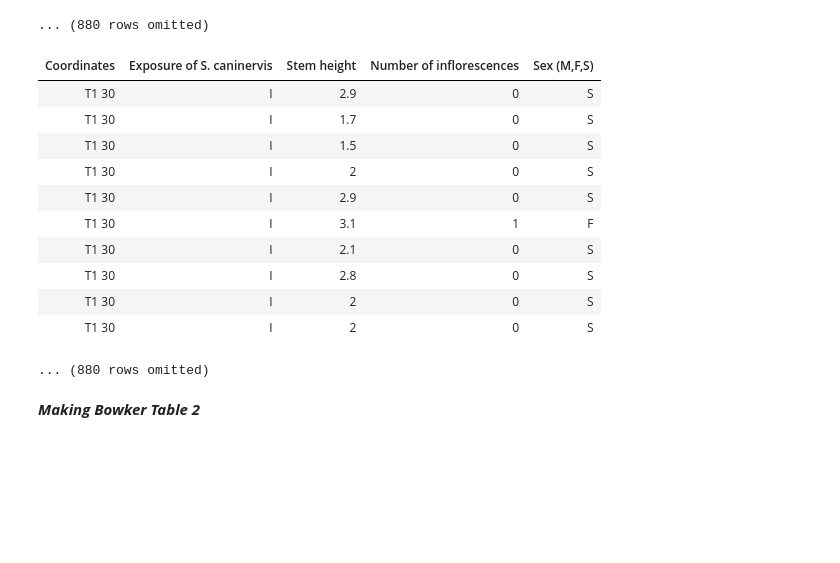
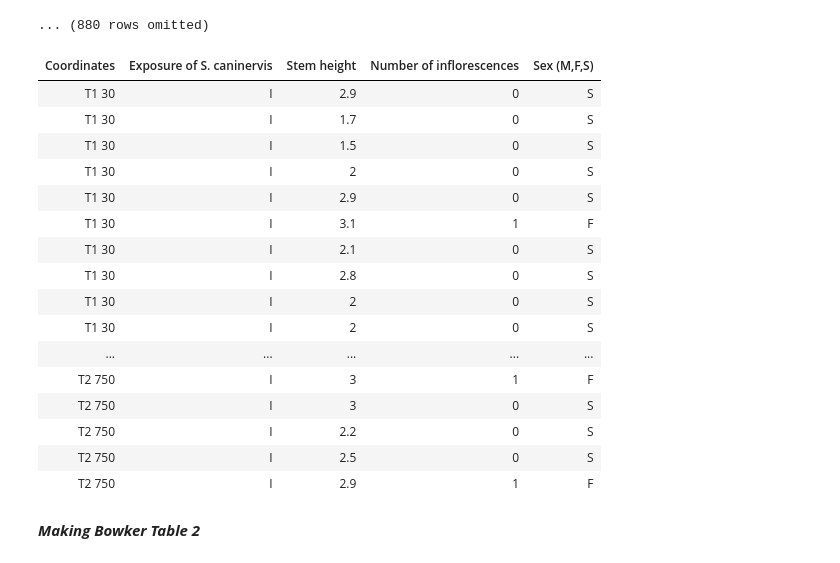
Before and after one commit to jzjomsky/URAP_Sex_Ratio, a Jupyter notebook: Bowker_Recreation.ipynb, the cells around one changed output. Saved outputs shown, nothing was run; the diff lists cells and outputs as text; code cells hidden in the pictures; blank space fills up the shorter version.

Commit message:
Bowker with out data

```diff
--- a/Bowker_Recreation.ipynb
+++ b/Bowker_Recreation.ipynb
@@ -72,20 +72,25 @@ original_data_caninervis
 ... (880 rows omitted)
 # %%
 small_data = original_data_caninervis.drop(2,4,5,7,8,10,11,12,13,14,15,16,17,18,19,20,21,22,23,24,25)
-small_data
+small_data.show(1000)
 # %% [output]
 | Coordinates | Exposure of S. caninervis | Stem height | Number of inflorescences | Sex (M,F,S) |
 | T1 30 | I | 2.9 | 0 | S |
 | T1 30 | I | 1.7 | 0 | S |
 | T1 30 | I | 1.5 | 0 | S |
 | T1 30 | I | 2 | 0 | S |
 | T1 30 | I | 2.9 | 0 | S |
 | T1 30 | I | 3.1 | 1 | F |
 | T1 30 | I | 2.1 | 0 | S |
 | T1 30 | I | 2.8 | 0 | S |
 | T1 30 | I | 2 | 0 | S |
 | T1 30 | I | 2 | 0 | S |
+| ... | ... | ... | ... | ... |
+| T2 750 | I | 3 | 1 | F |
+| T2 750 | I | 3 | 0 | S |
+| T2 750 | I | 2.2 | 0 | S |
+| T2 750 | I | 2.5 | 0 | S |
+| T2 750 | I | 2.9 | 1 | F |
-... (880 rows omitted)
 # %% [markdown]
 ***Making Bowker Table 2***
 # %%
```
Also changed, not shown: parts of 24 cells of this notebook, 1 other file.
